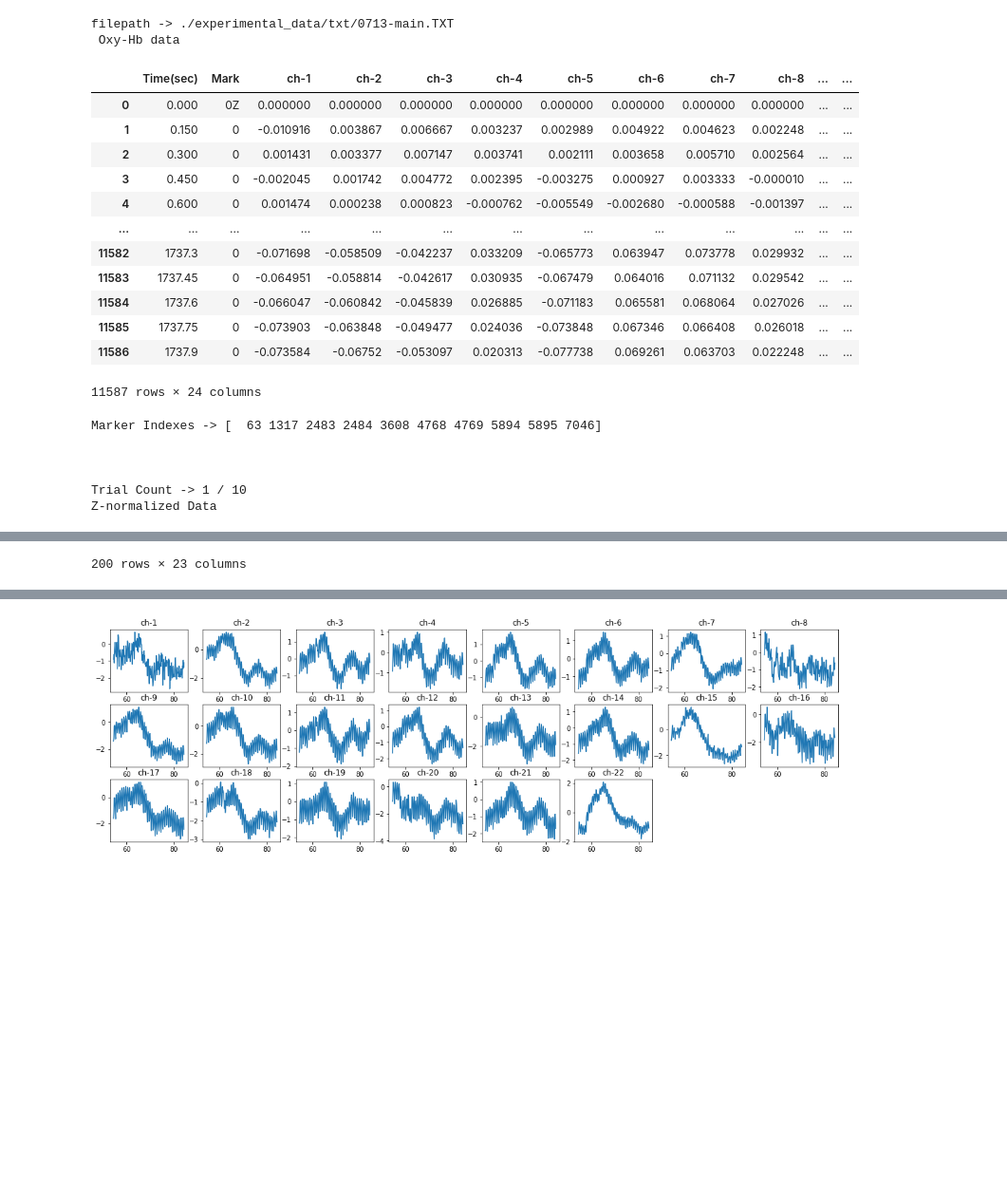
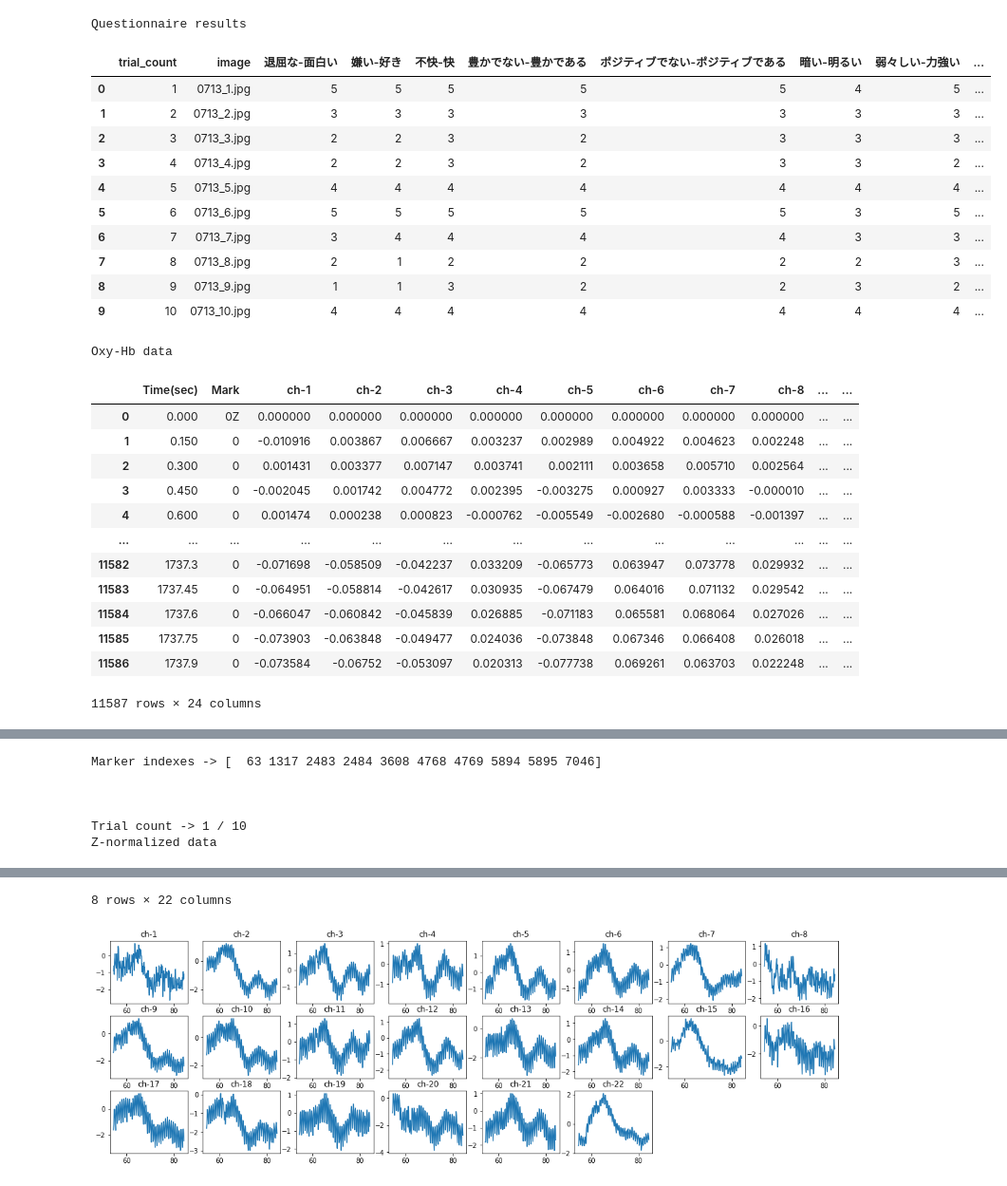
Before and after one commit to YUTATanamoto/nirs-analysis, a Jupyter notebook: analyze-nirs-data.ipynb, the cells around one changed output, grey strips where cells are left out. Shown at 95% size. Cells and saved outputs as stored; diff of their text form; code cells hidden in the pictures; blank space fills up the shorter version.

Commit message:
add questionnaire results

```diff
--- a/analyze-nirs-data.ipynb
+++ b/analyze-nirs-data.ipynb
@@ -19,26 +19,33 @@ num_columns = 70
 separation_char = '\t'
 data_table_start_row_index = 33
 marker_string = "1"
-filepath = './experimental_data/txt/0713-main.TXT'
-print('filepath -> {}'.format(filepath))
+nirs_data_filepath = './experimental_data/nirs/0713-main.TXT'
+questionnaire_data_filepath = './experimental_data/questionnaire/0713.csv'
 
-# load text file and make dataframe object
+# load nirs data and make (temporary) dataframe object
 temporary_names = np.arange(num_columns).astype(str)
-temporary_df = pd.read_csv(filepath, names=temporary_names, sep=separation_char)
+temporary_df = pd.read_csv(nirs_data_filepath, names=temporary_names, sep=separation_char)
+# print("temporary dataframe")
 # display(temporary_df)
+
+# load questionnare data and create dataframe object
+questionnaire_df = pd.read_csv(questionnaire_data_filepath, index_col=0)
+questionnaire_df.insert(0, 'trial_count', (np.arange(len(questionnaire_df))+1).astype(str))
+print('\nQuestionnaire results')
+display(questionnaire_df)
 
 # create dataframe object that contains oxy-hb data
 oxy_data = temporary_df[[temporary_names[0], temporary_names[2], *temporary_names[4::3]]][data_table_start_row_index:].values
 oxy_df_column_labels = [*oxy_data[1][:2], *[label.replace(' ', '') for label in oxy_data[0][2:]]]
 oxy_df = pd.DataFrame(oxy_data[2:], columns=oxy_df_column_labels)
-print(' Oxy-Hb data')
+print('\nOxy-Hb data')
 display(oxy_df)
 
 # find marker index where its value is not equal to <marker_string>
 finding_marker_query_statement = 'Mark=="{}"'.format(marker_string)
 marker_indexes = oxy_df.query(finding_marker_query_statement).index.values
 num_markers = marker_indexes.shape[0]
-print('\nMarker Indexes -> {}'.format(marker_indexes))
+print('\nMarker indexes -> {}'.format(marker_indexes))
 print('\n\n')
 # for each trial, caluculate z-scores of task samples and create dataframe.
 for n, marker_index in enumerate(marker_indexes):
@@ -53,54 +60,59 @@ for n, marker_index in enumerate(marker_indexes):
     task_times = oxy_df[time_label][
         marker_index+num_preceding_rest_samples
         :marker_index+num_preceding_rest_samples+num_task_samples
     ].values.astype(float)
     task_samples = oxy_df[channel_labels][
         marker_index+num_preceding_rest_samples
         :marker_index+num_preceding_rest_samples+num_task_samples
     ].values.astype(float)
     z_normalized_task_samples = ((task_samples - preceding_rest_sample_averages) / preceding_rest_sample_stds)
     z_normalized_task_samples_with_times = np.hstack([np.expand_dims(task_times, axis=1), z_normalized_task_samples])
     z_normalized_task_sample_df_column_labels = [oxy_df_column_labels[0], *oxy_df_column_labels[2:]]
     z_normalized_task_sample_df = pd.DataFrame(
         z_normalized_task_samples_with_times,
         columns=z_normalized_task_sample_df_column_labels
     )
-    print('Trial Count -> {} / {}'.format(n+1, num_markers))
-    print('Z-normalized Data')
+    print('Trial count -> {} / {}'.format(n+1, num_markers))
+    print('Z-normalized data')
     display(z_normalized_task_sample_df)
 
     # check summary statistics
-    print('\nSummary Statistics')
+    print('\nSummary statistics')
     display(z_normalized_task_sample_df[z_normalized_task_sample_df_column_labels[1:]].describe())
 
     # visualize data
     plt.figure(figsize=(20,6))
     for i, channel_label in enumerate(channel_labels):
         z_normalized_task_samples = z_normalized_task_sample_df[channel_label]
         plt.subplot(3,8,i+1)
         plt.title(channel_label)
         plt.plot(task_times, z_normalized_task_samples)
     plt.show()
     print('\n\n\n')
 # %% [output]
-filepath -> ./experimental_data/txt/0713-main.TXT
- Oxy-Hb data
+Questionnaire results
-|  | Time(sec) | Mark | ch-1 | ch-2 | ch-3 | ch-4 | ch-5 | ch-6 | ch-7 | ch-8 | ... | ... |
-| 0 | 0.000 | 0Z | 0.000000 | 0.000000 | 0.000000 | 0.000000 | 0.000000 | 0.000000 | 0.000000 | 0.000000 | ... | ... |
-| 1 | 0.150 | 0 | -0.010916 | 0.003867 | 0.006667 | 0.003237 | 0.002989 | 0.004922 | 0.004623 | 0.002248 | ... | ... |
-| 2 | 0.300 | 0 | 0.001431 | 0.003377 | 0.007147 | 0.003741 | 0.002111 | 0.003658 | 0.005710 | 0.002564 | ... | ... |
-| 3 | 0.450 | 0 | -0.002045 | 0.001742 | 0.004772 | 0.002395 | -0.003275 | 0.000927 | 0.003333 | -0.000010 | ... | ... |
-| 4 | 0.600 | 0 | 0.001474 | 0.000238 | 0.000823 | -0.000762 | -0.005549 | -0.002680 | -0.000588 | -0.001397 | ... | ... |
-| ... | ... | ... | ... | ... | ... | ... | ... | ... | ... | ... | ... | ... |
-| 11582 | 1737.3 | 0 | -0.071698 | -0.058509 | -0.042237 | 0.033209 | -0.065773 | 0.063947 | 0.073778 | 0.029932 | ... | ... |
-| 11583 | 1737.45 | 0 | -0.064951 | -0.058814 | -0.042617 | 0.030935 | -0.067479 | 0.064016 | 0.071132 | 0.029542 | ... | ... |
-| 11584 | 1737.6 | 0 | -0.066047 | -0.060842 | -0.045839 | 0.026885 | -0.071183 | 0.065581 | 0.068064 | 0.027026 | ... | ... |
-| 11585 | 1737.75 | 0 | -0.073903 | -0.063848 | -0.049477 | 0.024036 | -0.073848 | 0.067346 | 0.066408 | 0.026018 | ... | ... |
-| 11586 | 1737.9 | 0 | -0.073584 | -0.06752 | -0.053097 | 0.020313 | -0.077738 | 0.069261 | 0.063703 | 0.022248 | ... | ... |
+|  | trial_count | image | 退屈な-面白い | 嫌い-好き | 不快-快 | 豊かでない-豊かである | ポジティブでない-ポジティブである | 暗い-明るい | 弱々しい-力強い | ... |
+| 0 | 1 | 0713_1.jpg | 5 | 5 | 5 | 5 | 5 | 4 | 5 | ... |
+| 1 | 2 | 0713_2.jpg | 3 | 3 | 3 | 3 | 3 | 3 | 3 | ... |
+| 2 | 3 | 0713_3.jpg | 2 | 2 | 3 | 2 | 3 | 3 | 3 | ... |
+| 3 | 4 | 0713_4.jpg | 2 | 2 | 3 | 2 | 3 | 3 | 2 | ... |
+| 4 | 5 | 0713_5.jpg | 4 | 4 | 4 | 4 | 4 | 4 | 4 | ... |
+| 5 | 6 | 0713_6.jpg | 5 | 5 | 5 | 5 | 5 | 3 | 5 | ... |
+| 6 | 7 | 0713_7.jpg | 3 | 4 | 4 | 4 | 4 | 3 | 3 | ... |
+| 7 | 8 | 0713_8.jpg | 2 | 1 | 2 | 2 | 2 | 2 | 3 | ... |
+| 8 | 9 | 0713_9.jpg | 1 | 1 | 3 | 2 | 2 | 3 | 2 | ... |
+| 9 | 10 | 0713_10.jpg | 4 | 4 | 4 | 4 | 4 | 4 | 4 | ... |
-11587 rows × 24 columns
+Oxy-Hb data
+|  | Time(sec) | Mark | ch-1 | ch-2 | ch-3 | ch-4 | ch-5 | ch-6 | ch-7 | ch-8 | ... | ... |
+| 0 | 0.000 | 0Z | 0.000000 | 0.000000 | 0.000000 | 0.000000 | 0.000000 | 0.000000 | 0.000000 | 0.000000 | ... | ... |
+| 1 | 0.150 | 0 | -0.010916 | 0.003867 | 0.006667 | 0.003237 | 0.002989 | 0.004922 | 0.004623 | 0.002248 | ... | ... |
+| 2 | 0.300 | 0 | 0.001431 | 0.003377 | 0.007147 | 0.003741 | 0.002111 | 0.003658 | 0.005710 | 0.002564 | ... | ... |
+| 3 | 0.450 | 0 | -0.002045 | 0.001742 | 0.004772 | 0.002395 | -0.003275 | 0.000927 | 0.003333 | -0.000010 | ... | ... |
+| 4 | 0.600 | 0 | 0.001474 | 0.000238 | 0.000823 | -0.000762 | -0.005549 | -0.002680 | -0.000588 | -0.001397 | ... | ... |
+| ... | ... | ... | ... | ... | ... | ... | ... | ... | ... | ... | ... | ... |
+| 11582 | 1737.3 | 0 | -0.071698 | -0.058509 | -0.042237 | 0.033209 | -0.065773 | 0.063947 | 0.073778 | 0.029932 | ... | ... |
+| 11583 | 1737.45 | 0 | -0.064951 | -0.058814 | -0.042617 | 0.030935 | -0.067479 | 0.064016 | 0.071132 | 0.029542 | ... | ... |
+| 11584 | 1737.6 | 0 | -0.066047 | -0.060842 | -0.045839 | 0.026885 | -0.071183 | 0.065581 | 0.068064 | 0.027026 | ... | ... |
+| 11585 | 1737.75 | 0 | -0.073903 | -0.063848 | -0.049477 | 0.024036 | -0.073848 | 0.067346 | 0.066408 | 0.026018 | ... | ... |
+| 11586 | 1737.9 | 0 | -0.073584 | -0.06752 | -0.053097 | 0.020313 | -0.077738 | 0.069261 | 0.063703 | 0.022248 | ... | ... |
-Marker Indexes -> [  63 1317 2483 2484 3608 4768 4769 5894 5895 7046]
-
-
-
-Trial Count -> 1 / 10
-Z-normalized Data
+11587 rows × 24 columns
@@ -119 +119,6 @@ Z-normalized Data
-200 rows × 23 columns
+Marker indexes -> [  63 1317 2483 2484 3608 4768 4769 5894 5895 7046]
+
+
+
+Trial count -> 1 / 10
+Z-normalized data
@@ -131 +148,2 @@ Summary Statistics
+8 rows × 22 columns
 [figure]
```
Also changed, not shown: parts of 1 cell of this notebook.
